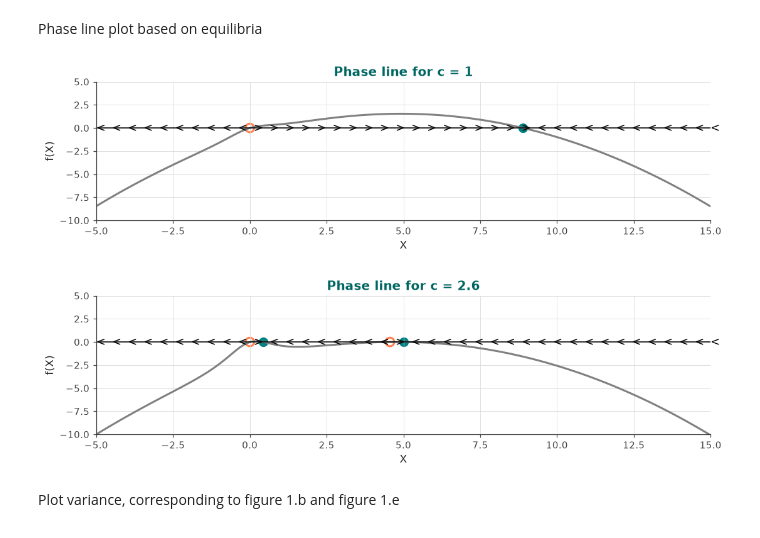
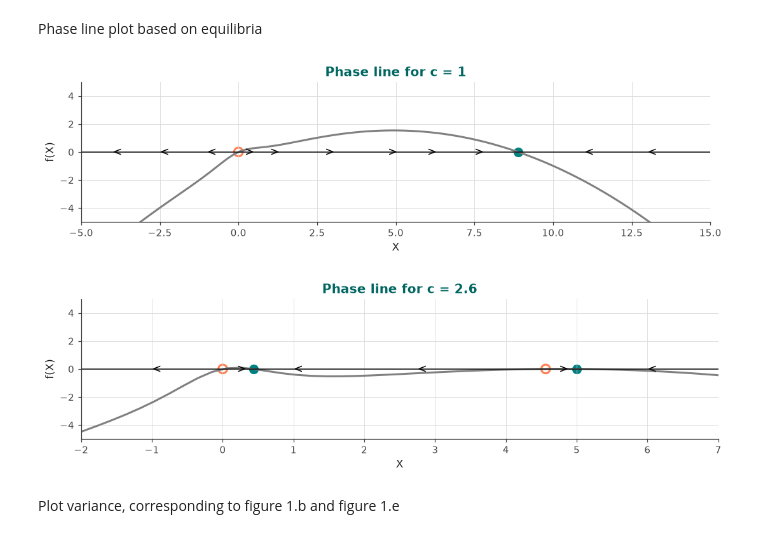
Before and after one commit to betsplie/CSassignment2, a Jupyter notebook: plots.ipynb, the cells around one changed output. Drawn from its saved outputs; the diff is of its cells as text; code cells hidden in the pictures.

```diff
--- a/plots.ipynb
+++ b/plots.ipynb
@@ -194,44 +194,47 @@ Equilibrium for c = 2.6: X = 5.0000 and is stable
 # %% [markdown]
 Phase line plot based on equilibria
 # %%
-def phase_line(K,c,equilibria):
+def phase_line(K,c,equilibria, xlim=(-5, 15)):
     """phase line plot for different values of c"""
     x_values = np.linspace(-5, 15, 100)
     f_plot = f(x_values, K, c)
 
     plt.figure(figsize=(10, 3))
     plt.plot(x_values, f_plot, color='grey', label="f(x)")
     plt.axhline(0, color='black', linewidth=1)
 
     for eq in equilibria:
         st = stability(eq, K, c)
         if st == "stable":
             plt.scatter(eq, 0, color="TEAL", s=80)  #stable point, filled dot
         else:
             plt.scatter(eq, 0, facecolors="none", edgecolors="CORAL", s=80, linewidth=2)  #unstable point, open dot
 
     #this puts the arrows on the x-axis
-    for x in np.linspace(-5, 15, 40):
+    arrow_positions = [-4, -2.5, -1, 0.2, 1, 2.75, 4.75, 6, 7.5, 11,13] #just eyeballed them
+    for x in arrow_positions:
+    # for x in np.linspace(-5, 15, 40):
         if f(x, K, c) >= 0:
             plt.annotate(">", (x, 0), va='center', fontsize='12')
         else:
             plt.annotate("<", (x, 0), va='center', fontsize='12')
 
     plt.title(f"Phase line for c = {c}")
     plt.xlabel("X")
     plt.ylabel("f(X)")
-    plt.ylim(-10, 5)
-    plt.xlim(-5, 15)
+    plt.ylim(-5, 5)
+    plt.xlim(xlim)
     plt.tight_layout()
     plt.show()
 
+phase_line(K, c_high, [0, X_high])
+
 X_collapsed = fsolve(f, 0.4, args=(K, c_low))[0]   # 0.44
 X_tipping = fsolve(f, 4.5, args=(K, c_low))[0]     # 4.56
-phase_line(K, c_high, [0, X_high])
-phase_line(K, c_low, [0,X_collapsed, X_tipping, X_low])
+phase_line(K, c_low, [0,X_collapsed, X_tipping, X_low], xlim=(-2, 7))
 # %% [output]
-[figure, old version]
+[figure, new version]
-[figure, old version]
+[figure, new version]
 # %% [markdown]
 Plot variance, corresponding to figure 1.b and figure 1.e
 # %%
```
